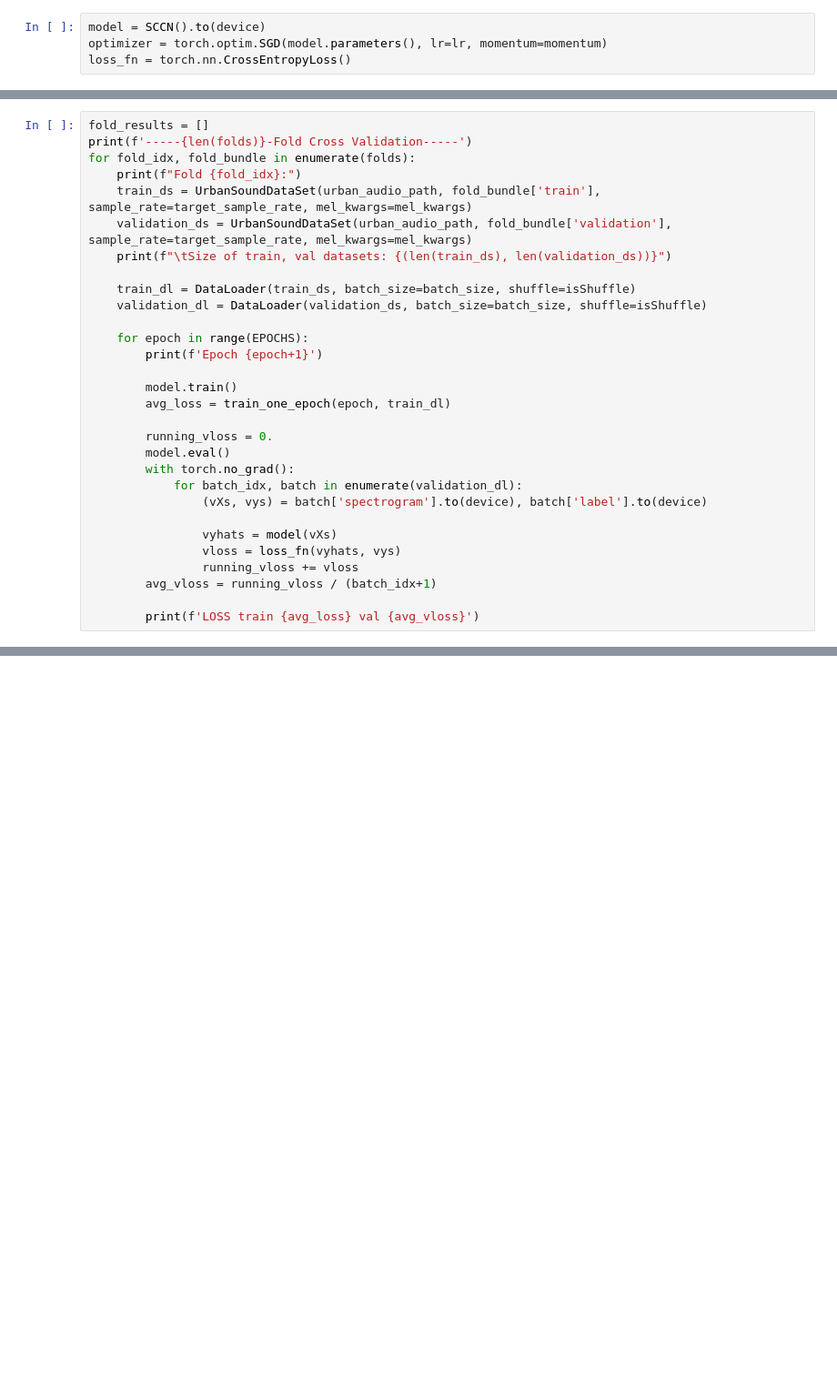
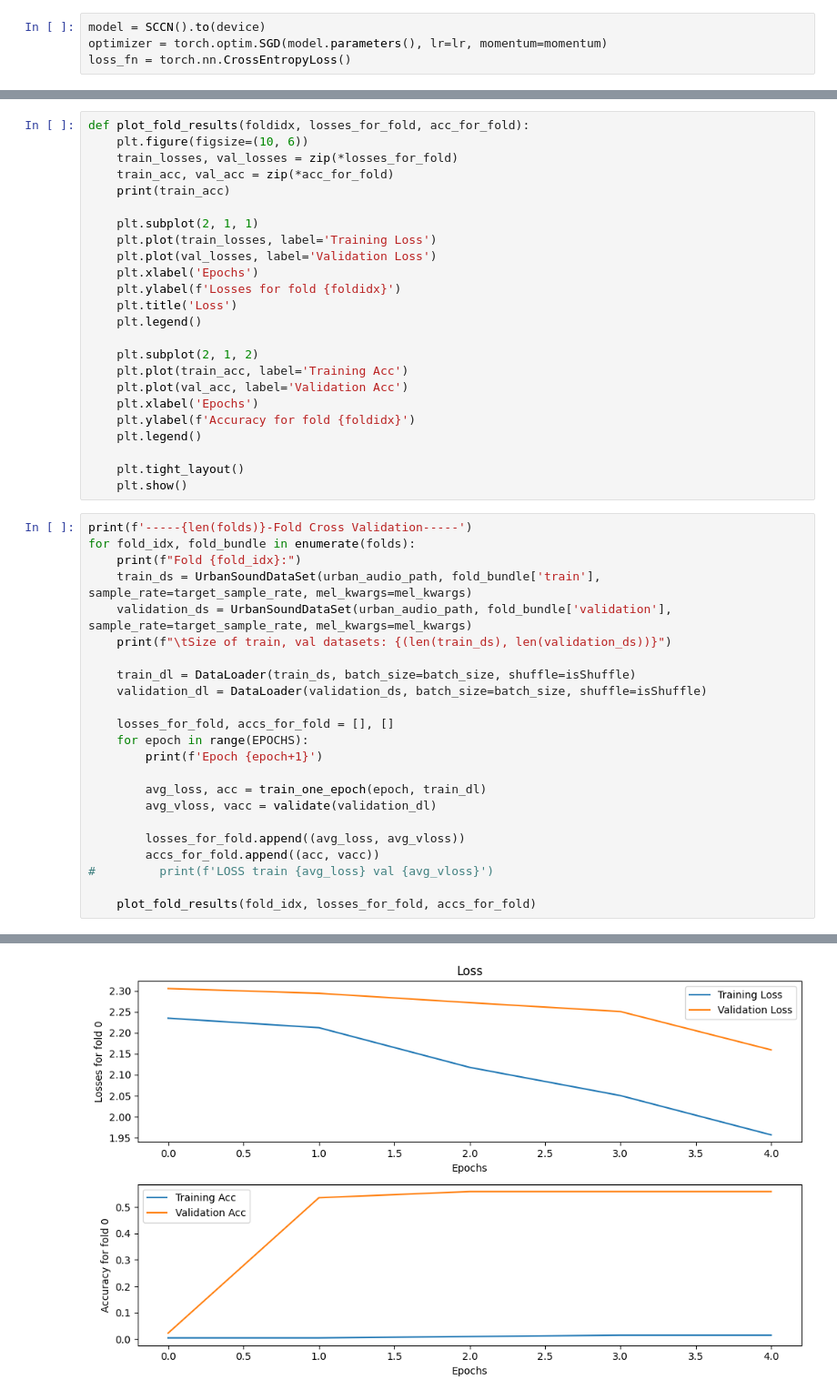
Before and after one commit to ljkeller/pac, a Jupyter notebook: ml/train.ipynb, the cells around one changed output, grey strips where cells are left out. Shown: that part at 91% size. Saved outputs shown, nothing was run; the diff lists cells and outputs as text; blank space fills up the shorter version.

Commit message:
Train/Val stats/graphing
Should be easier to tune params now.

```diff
--- a/ml/train.ipynb
+++ b/ml/train.ipynb
@@ -121,5 +159,28 @@ def train_one_epoch(epoch, dl):
+# %%
+def plot_fold_results(foldidx, losses_for_fold, acc_for_fold):
+    plt.figure(figsize=(10, 6))
+    train_losses, val_losses = zip(*losses_for_fold)
+    train_acc, val_acc = zip(*acc_for_fold)
+    print(train_acc)
+
+    plt.subplot(2, 1, 1)
+    plt.plot(train_losses, label='Training Loss')
+    plt.plot(val_losses, label='Validation Loss')
+    plt.xlabel('Epochs')
+    plt.ylabel(f'Losses for fold {foldidx}')
+    plt.title('Loss')
+    plt.legend()
+
+    plt.subplot(2, 1, 2)
+    plt.plot(train_acc, label='Training Acc')
+    plt.plot(val_acc, label='Validation Acc')
+    plt.xlabel('Epochs')
+    plt.ylabel(f'Accuracy for fold {foldidx}')
+    plt.legend()
+
+    plt.tight_layout()
+    plt.show()
 # %%
-fold_results = []
 print(f'-----{len(folds)}-Fold Cross Validation-----')
 for fold_idx, fold_bundle in enumerate(folds):
     print(f"Fold {fold_idx}:")
@@ -130,24 +191,18 @@ for fold_idx, fold_bundle in enumerate(folds):
     train_dl = DataLoader(train_ds, batch_size=batch_size, shuffle=isShuffle)
     validation_dl = DataLoader(validation_ds, batch_size=batch_size, shuffle=isShuffle)
 
+    losses_for_fold, accs_for_fold = [], []
     for epoch in range(EPOCHS):
         print(f'Epoch {epoch+1}')
 
-        model.train()
-        avg_loss = train_one_epoch(epoch, train_dl)
+        avg_loss, acc = train_one_epoch(epoch, train_dl)
+        avg_vloss, vacc = validate(validation_dl)
 
-        running_vloss = 0.
-        model.eval()
-        with torch.no_grad():
-            for batch_idx, batch in enumerate(validation_dl):
-                (vXs, vys) = batch['spectrogram'].to(device), batch['label'].to(device)
+        losses_for_fold.append((avg_loss, avg_vloss))
+        accs_for_fold.append((acc, vacc))
+#         print(f'LOSS train {avg_loss} val {avg_vloss}')
 
-                vyhats = model(vXs)
-                vloss = loss_fn(vyhats, vys)
-                running_vloss += vloss
-        avg_vloss = running_vloss / (batch_idx+1)
-
-        print(f'LOSS train {avg_loss} val {avg_vloss}')
+    plot_fold_results(fold_idx, losses_for_fold, accs_for_fold)
 # %% [output]
 -----10-Fold Cross Validation-----
 Fold 0:
@@ -168,0 +224 @@ Epoch 5
+[figure, added]
```
Also changed, not shown: parts of 6 cells of this notebook, 1 other file.
